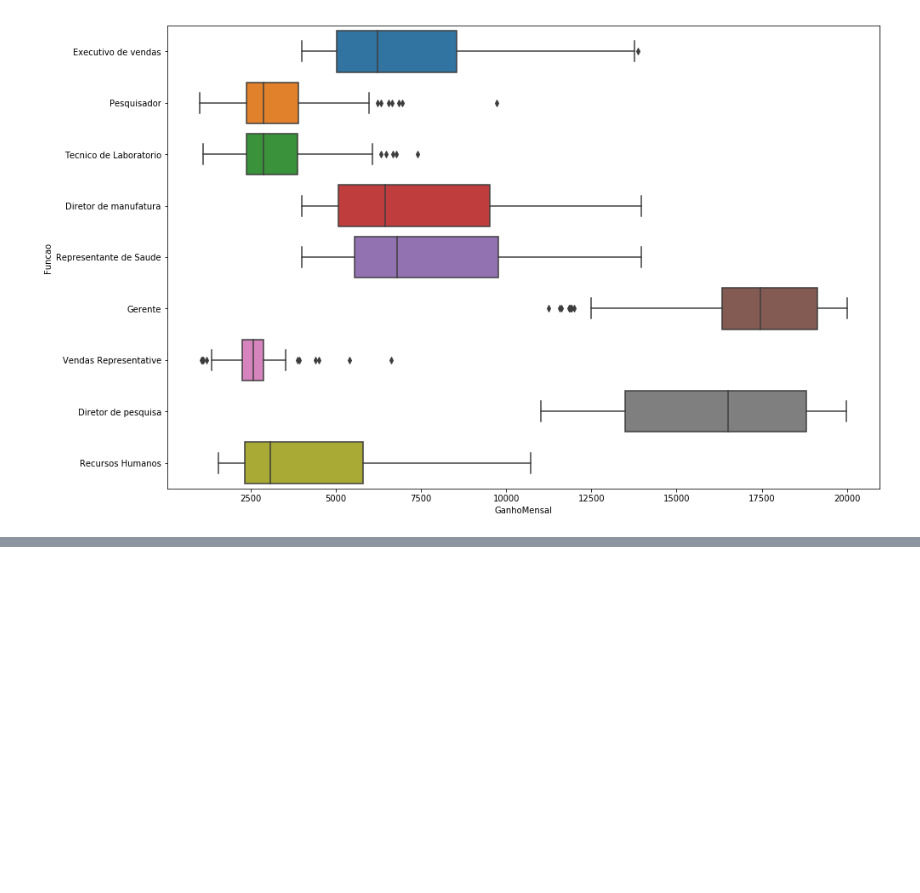
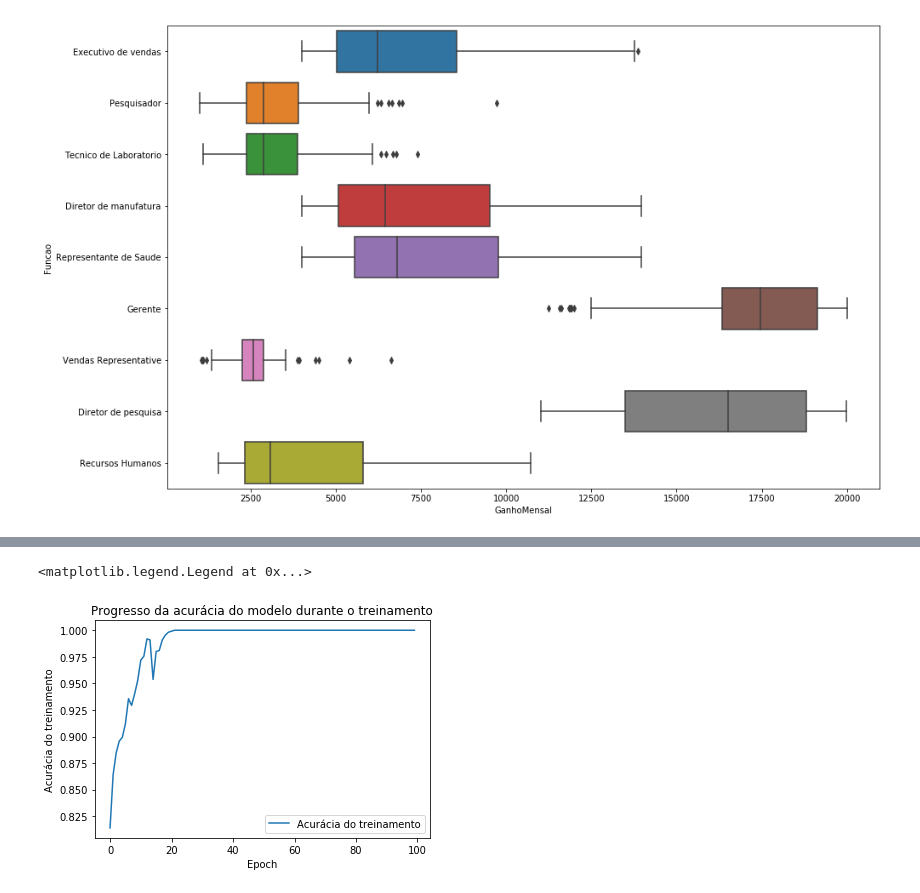
Before and after one commit to danilog-code/ml_projects_portuguese, a Jupyter notebook: RecursosHumanos/PredicaoSaidaColaborador.ipynb, the cells around one changed output, grey strips where cells are left out. Cells and saved outputs as stored; diff of their text form; code cells hidden in the pictures; blank space fills up the shorter version.

```diff
--- a/RecursosHumanos/PredicaoSaidaColaborador.ipynb
+++ b/RecursosHumanos/PredicaoSaidaColaborador.ipynb
@@ -329,0 +690,9 @@ sns.boxplot(x = 'GanhoMensal', y = 'Funcao', data = colaborador_df)
+# %%
+plt.plot(epochs_hist.history['acc'])
+plt.title('Progresso da acurácia do modelo durante o treinamento')
+plt.xlabel('Epoch')
+plt.ylabel('Acurácia do treinamento')
+plt.legend(['Acurácia do treinamento'])
+# %% [output]
+<matplotlib.legend.Legend at 0x...>
+[figure, added]
```
Also changed, not shown: parts of 46 cells of this notebook, 1 other file.
